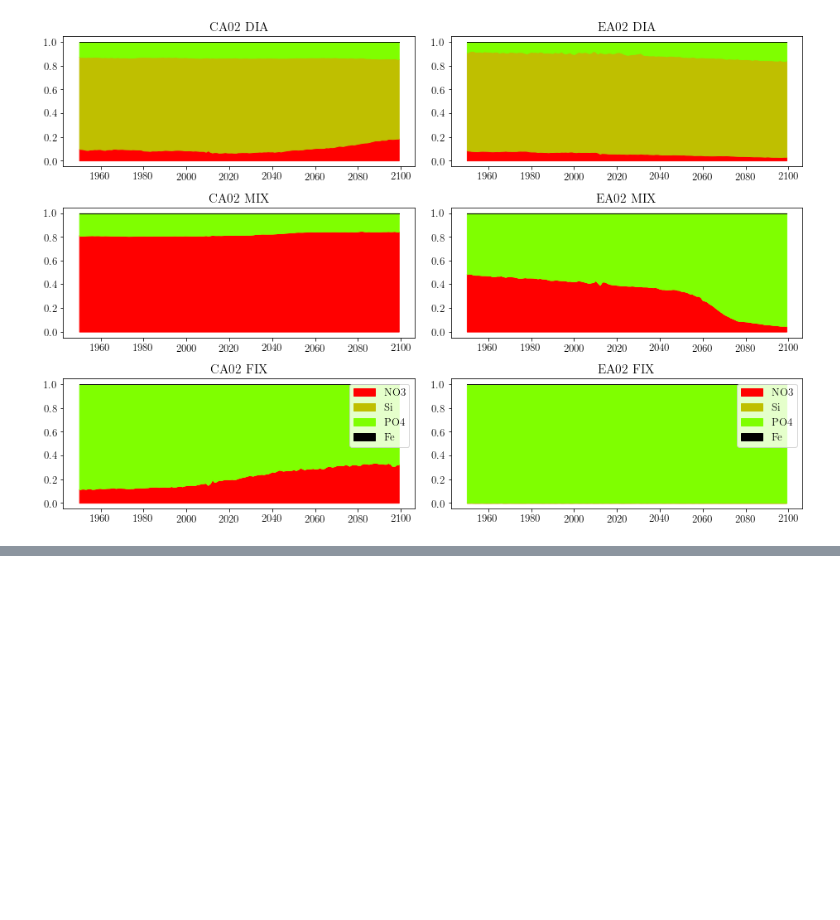
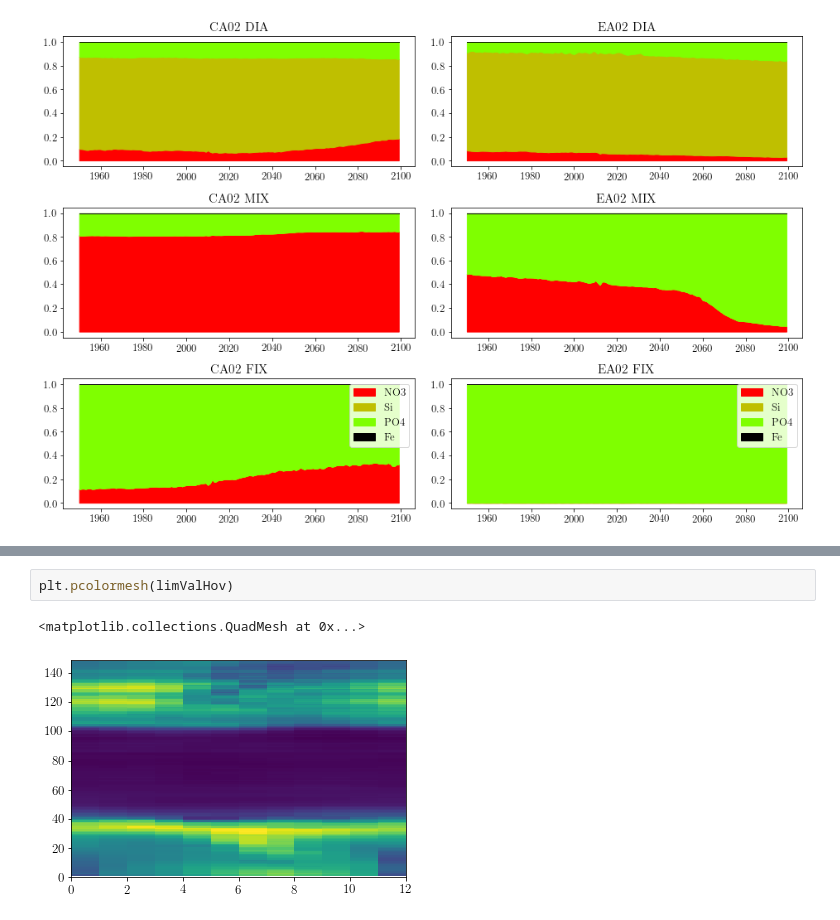
Before and after one commit to tjarnikova/LimitsOfPhytoplankton, a Jupyter notebook: sampleMaps.ipynb, the cells around one changed output, grey strips where cells are left out. Saved outputs shown, nothing was run; the diff lists cells and outputs as text; blank space fills up the shorter version.

```diff
--- a/sampleMaps.ipynb
+++ b/sampleMaps.ipynb
@@ -404,0 +601,5 @@ plt.tight_layout()
+# %%
+plt.pcolormesh(limValHov)
+# %% [output]
+<matplotlib.collections.QuadMesh at 0x...>
+[figure, added]
```
Also changed, not shown: parts of 8 cells of this notebook, 11 other files.
